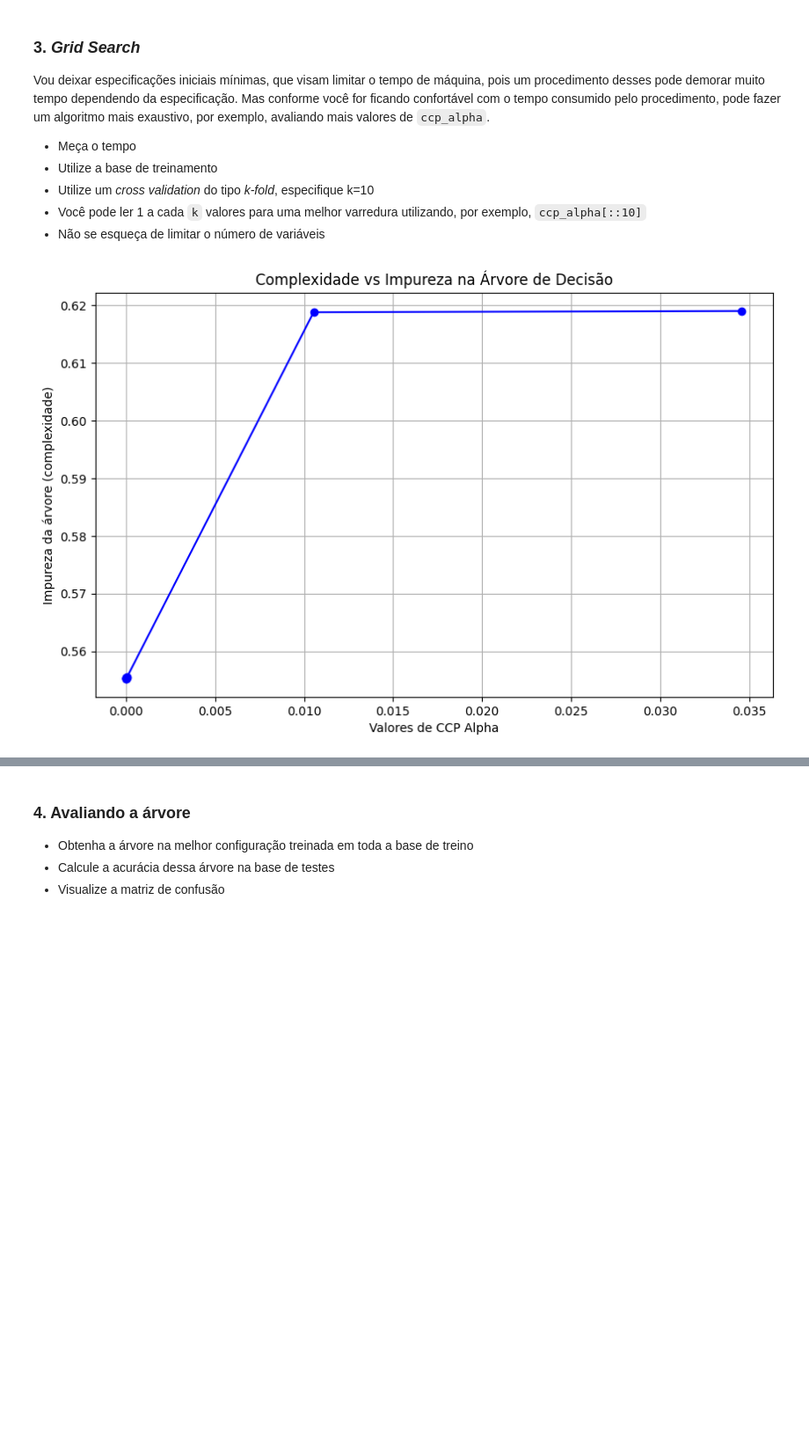
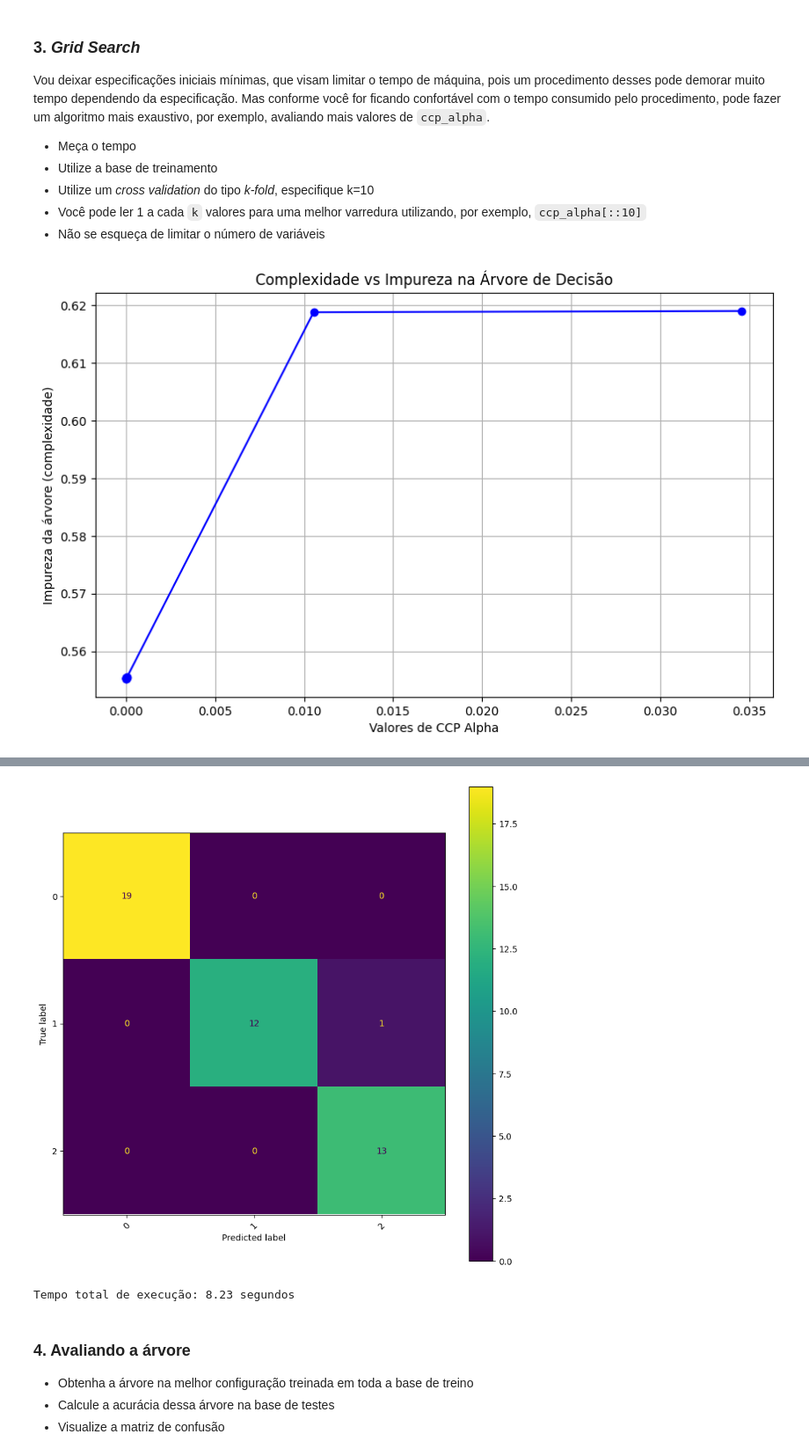
Before and after one commit to andresucharskicarneiro/ebac_ciencia_dados, a Jupyter notebook: Projeto_31_Insights_Ativ_Humanas_Sensores_Smartphones_V2/Projeto_31_Insights_Ativ_Humanas_Sensores_SmartphonesV2.ipynb, the cells around one changed output, grey strips where cells are left out. Shown at 88% size. Saved outputs shown, nothing was run; the diff lists cells and outputs as text; code cells hidden in the pictures; blank space fills up the shorter version.

````diff
--- a/Projeto_31_Insights_Ativ_Humanas_Sensores_Smartphones_V2/Projeto_31_Insights_Ativ_Humanas_Sensores_SmartphonesV2.ipynb
+++ b/Projeto_31_Insights_Ativ_Humanas_Sensores_Smartphones_V2/Projeto_31_Insights_Ativ_Humanas_Sensores_SmartphonesV2.ipynb
@@ -212,9 +212,26 @@ Vou deixar especificações iniciais mínimas, que visam limitar o tempo de máq
 - Você pode ler 1 a cada ```k``` valores para uma melhor varredura utilizando, por exemplo, ```ccp_alpha[::10]```
 - Não se esqueça de limitar o número de variáveis
 # %%
-%%time
+import numpy as np
+import pandas as pd
+import matplotlib.pyplot as plt
+import time  # Importando o módulo time para medir a execução
+from sklearn.tree import DecisionTreeClassifier
+from sklearn.model_selection import GridSearchCV, train_test_split, KFold
+from sklearn.metrics import ConfusionMatrixDisplay
 
-# Dados
+# Início da medição do tempo
+start_time = time.time()
+
+# Exemplo de dados fictícios para X e y (substitua pelo seu dataset real)
+# Suponha que X seja um DataFrame com features e y uma Série com o target
+from sklearn.datasets import load_iris  # Exemplo com dataset Iris
+
+data = load_iris()
+X = pd.DataFrame(data.data, columns=data.feature_names)  # Features
+y = pd.Series(data.target)  # Target
+
+# Dados (ccp_alphas e impurezas)
 ccp_alphas = np.array([
     0.00000000e+00, 6.96674540e-06, 1.12766571e-05, 2.02554065e-05,
     2.72034820e-05, 2.84988860e-05, 4.63397246e-05, 5.35004552e-05,
@@ -224,10 +241,10 @@ ccp_alphas = np.array([
 impurezas = np.array([
     0.55531418, 0.55532115, 0.55533243, 0.55535268,
     0.55537989, 0.55540839, 0.55545472, 0.55550823,
-    0.61878345, 0.61900000  # Adicionando um valor fictício para igualar os tamanhos
+    0.61878345, 0.61900000
 ])
 
-# Plotando o gráfico
+# Visualizando Complexidade vs Impureza
 plt.figure(figsize=(10, 6))
 plt.plot(ccp_alphas, impurezas, marker='o', linestyle='-', color='b')
 plt.xlabel('Valores de CCP Alpha')
@@ -236,9 +253,52 @@ plt.title('Complexidade vs Impureza na Árvore de Decisão')
 plt.grid(True)
 plt.show()
 
-# Printando os dados finais
 print("Valores de CCP Alpha:", ccp_alphas)
 print("Impurezas correspondentes:", impurezas)
+
+# Split dos dados (Dividindo o conjunto de treino e teste)
+X_train, X_test, y_train, y_test = train_test_split(X, y, test_size=0.3, random_state=42)
+
+# Estimador base (Árvore de Decisão)
+clf = DecisionTreeClassifier(random_state=2360873)
+
+# Dicionário de parâmetros para GridSearch
+grid_parametros = {'ccp_alpha': ccp_alphas}
+
+# Definição do GridSearch com K-Fold Cross-Validation (k=10)
+grid = GridSearchCV(
+    estimator=clf,
+    param_grid=grid_parametros,
+    cv=KFold(n_splits=10, shuffle=True, random_state=42),
+    verbose=100
+)
+
+# Executando o GridSearch com os dados de treino
+grid.fit(X_train, y_train)
+
+# Melhor R² do GridSearchCV
+print("Melhor R²:", grid.best_score_)
+
+# Resultados do GridSearch
+resultados = pd.DataFrame(grid.cv_results_)
+print(resultados.head())
+
+# Definindo o melhor valor de ccp_alpha
+melhor_ccp = resultados.iloc[grid.best_index_, resultados.columns.get_loc('param_ccp_alpha')]
+print(f"Melhor ccp_alpha: {melhor_ccp}")
+
+# Treinando nova árvore com o melhor ccp_alpha
+clf = DecisionTreeClassifier(random_state=2360873, ccp_alpha=melhor_ccp).fit(X_train, y_train)
+
+# Avaliando a árvore com a Matriz de Confusão
+plt.rc('figure', figsize=(10, 10))
+ConfusionMatrixDisplay.from_estimator(clf, X_test, y_test)
+plt.tick_params(axis='x', rotation=45)
+plt.show()
+
+# Fim da medição do tempo
+end_time = time.time()
+print(f"Tempo total de execução: {end_time - start_time:.2f} segundos")
 # %% [output]
 [figure]
 Valores de CCP Alpha: [0.00000000e+00 6.96674540e-06 1.12766571e-05 2.02554065e-05
@@ -251,3 +321,5 @@ Wall time: 898 ms
+[figure, added]
+Tempo total de execução: 8.23 segundos
 # %% [markdown]
 ### 4. Avaliando a árvore
 
````
Also changed, not shown: parts of 4 cells of this notebook.
